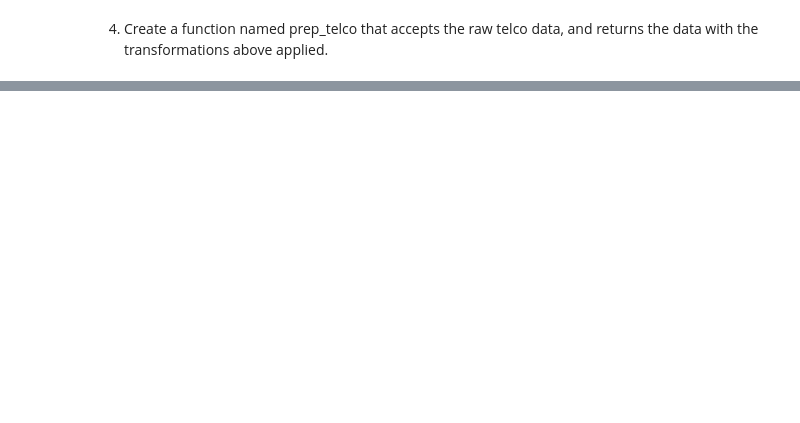
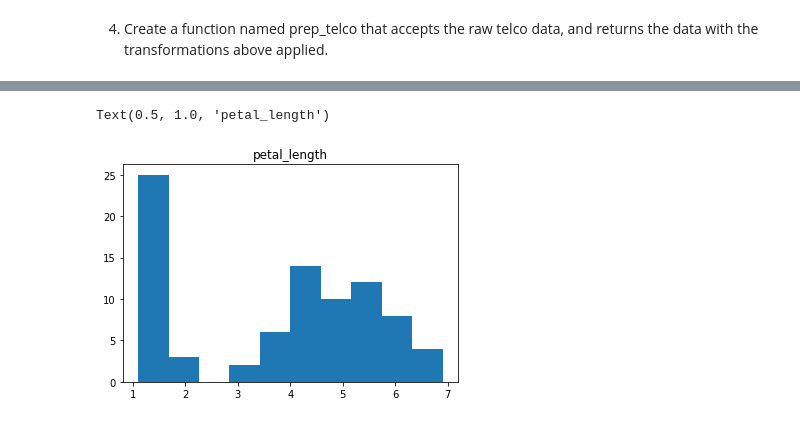
Before and after one commit to stephenfitzsimon/classification-exercises, a Jupyter notebook: classification_exercises.ipynb, the cells around one changed output, grey strips where cells are left out. Saved outputs shown, nothing was run; the diff lists cells and outputs as text; code cells hidden in the pictures; blank space fills up the shorter version.

```diff
--- a/classification_exercises.ipynb
+++ b/classification_exercises.ipynb
@@ -551,0 +314,6 @@ See the caveats in the documentation: https://pandas.pydata.org/pandas-docs/stab
+# %%
+plt.hist(i_train.petal_length)
+plt.title('petal_length')
+# %% [output]
+Text(0.5, 1.0, 'petal_length')
+[figure, added]
```
Also changed, not shown: parts of 74 cells of this notebook, 1 other file.
